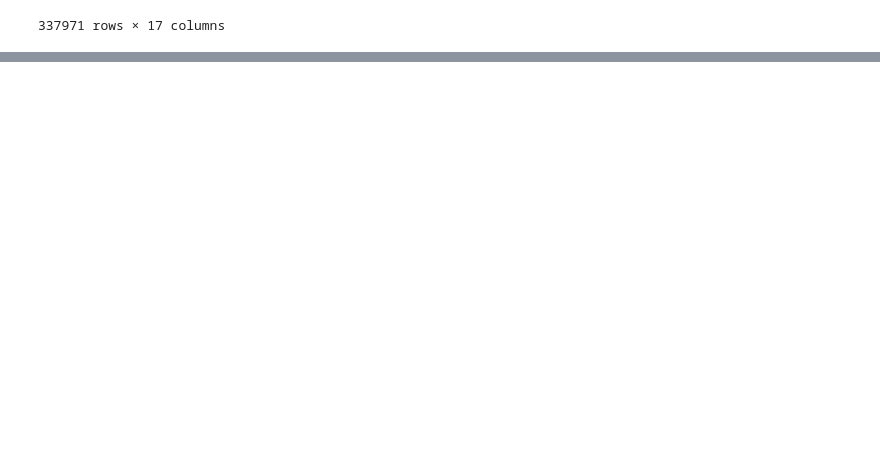
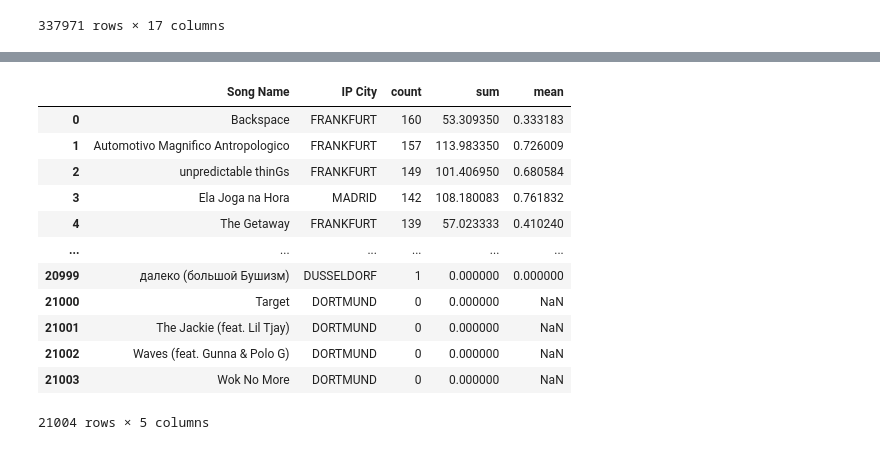
Before and after one commit to BOYSABIO/Machine-Learning-Roadmap, a Jupyter notebook: DATA_SCIENCE/apple_music.ipynb, the cells around one changed output, grey strips where cells are left out. Cells and saved outputs as stored; diff of their text form; code cells hidden in the pictures; blank space fills up the shorter version.

Commit message:
apple music pd practice

```diff
--- a/DATA_SCIENCE/apple_music.ipynb
+++ b/DATA_SCIENCE/apple_music.ipynb
@@ -45,0 +78,16 @@ music
+# %%
+music.groupby(['Song Name', 'IP City'])['play_duration_minutes'].agg(['count', 'sum', 'mean']).sort_values(['count', 'sum', 'mean'], ascending = [False, False, False]).reset_index()
+# %% [output]
+|  | Song Name | IP City | count | sum | mean |
+| 0 | Backspace | FRANKFURT | 160 | 53.309350 | 0.333183 |
+| 1 | Automotivo Magnifico Antropologico | FRANKFURT | 157 | 113.983350 | 0.726009 |
+| 2 | unpredictable thinGs | FRANKFURT | 149 | 101.406950 | 0.680584 |
+| 3 | Ela Joga na Hora | MADRID | 142 | 108.180083 | 0.761832 |
+| 4 | The Getaway | FRANKFURT | 139 | 57.023333 | 0.410240 |
+| ... | ... | ... | ... | ... | ... |
+| 20999 | далеко (большой Бушизм) | DUSSELDORF | 1 | 0.000000 | 0.000000 |
+| 21000 | Target | DORTMUND | 0 | 0.000000 | NaN |
+| 21001 | The Jackie (feat. Lil Tjay) | DORTMUND | 0 | 0.000000 | NaN |
+| 21002 | Waves (feat. Gunna & Polo G) | DORTMUND | 0 | 0.000000 | NaN |
+| 21003 | Wok No More | DORTMUND | 0 | 0.000000 | NaN |
+21004 rows × 5 columns
```
Also changed, not shown: parts of 5 cells of this notebook.
